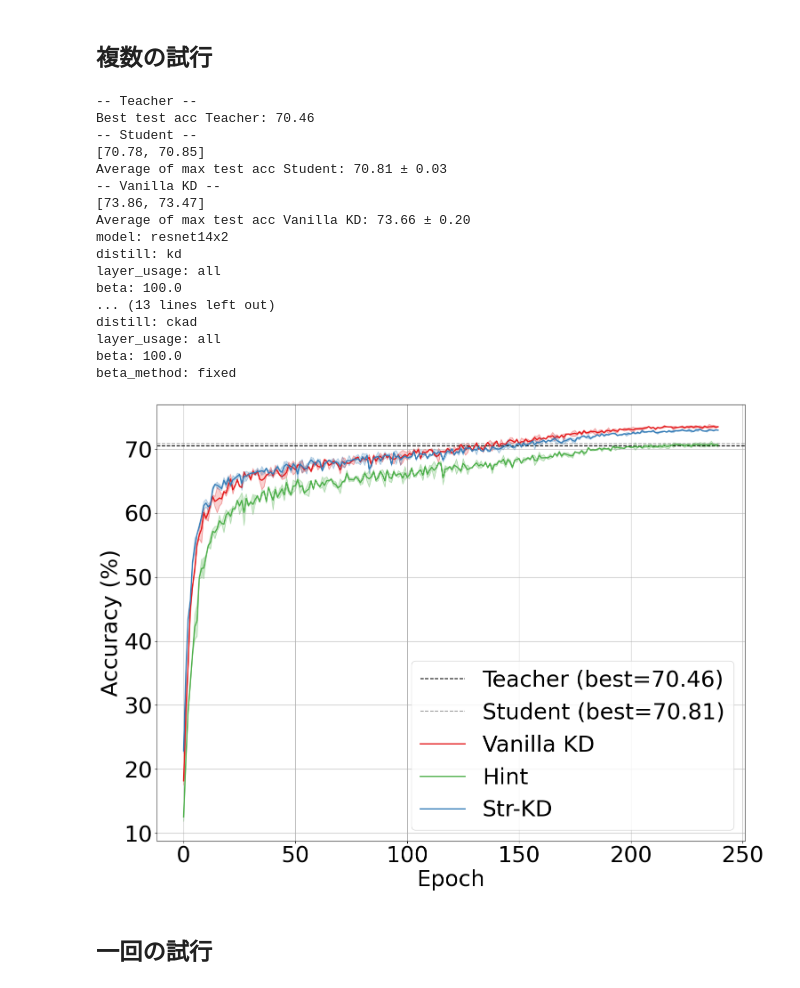
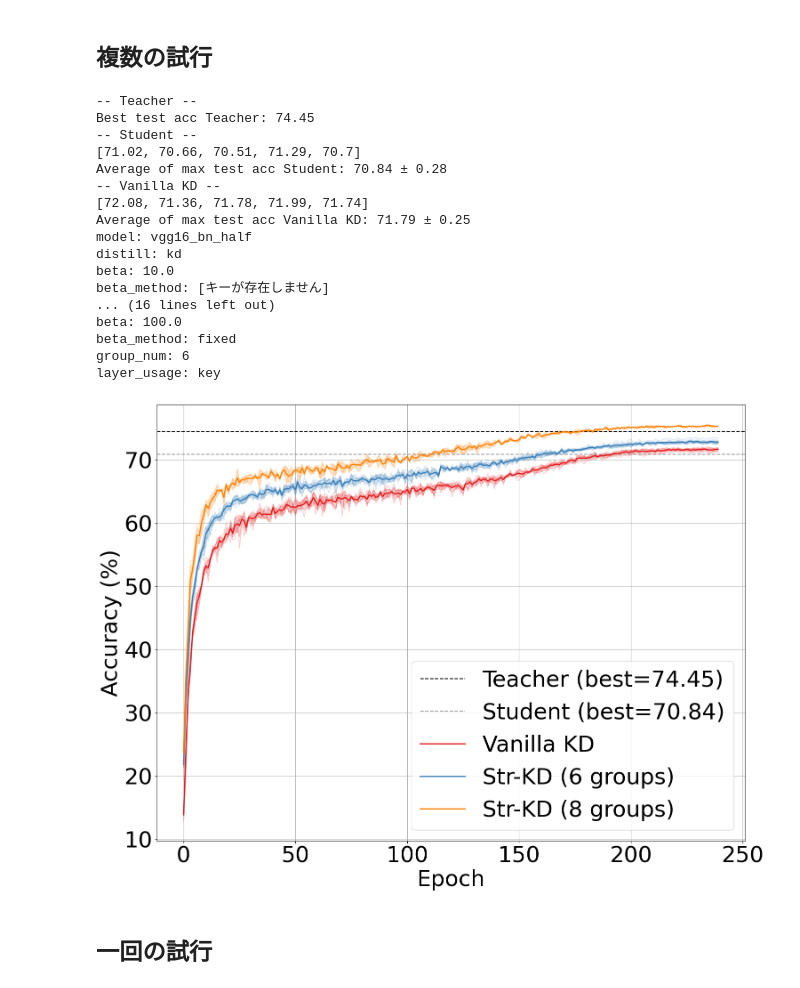
Before and after one commit to Komatsunabok/strkd0928, a Jupyter notebook: visualize/viz_acc.ipynb, the cells around one changed output. Saved outputs shown, nothing was run; the diff lists cells and outputs as text; code cells hidden in the pictures.

```diff
--- a/visualize/viz_acc.ipynb
+++ b/visualize/viz_acc.ipynb
@@ -395,25 +581,39 @@ root_teacher = os.path.join("..", "save", "teachers", "models")
 # %%
-# resnet14x2 as student
+# vgg16_bn_half as student
 files = {
     "Teacher": [
-"resnet14x2-cifar100-trial_0-epochs_240-bs_64-20251128_013110",
+        "vgg16_bn-cifar100-trial_0-epochs_240-bs_64-20251014_162623"
     ],
     "Student": [
-# "resnet14x2-cifar100-trial_0-epochs_240-bs_64-20251128_013110",
-"resnet14x2-cifar100-trial_0-epochs_240-bs_64-20251219_034624",
-"resnet14x2-cifar100-trial_0-epochs_240-bs_64-20251219_030915",
+# "vgg16_bn_half-cifar100-trial_0-epochs_240-bs_64-20251112_153023",
+"vgg16_bn_half-cifar100-trial_0-epochs_240-bs_64-20251114_090714",
+"vgg16_bn_half-cifar100-trial_0-epochs_240-bs_64-20251114_093846",
+"vgg16_bn_half-cifar100-trial_0-epochs_240-bs_64-20251114_101017",
+"vgg16_bn_half-cifar100-trial_0-epochs_240-bs_64-20251114_104150",
+"vgg16_bn_half-cifar100-trial_0-epochs_240-bs_64-20251114_111323",
     ],
     "Vanilla KD": [
-"S_resnet14x2-T_resnet14x2-cifar100-trial_0-epochs_240-bs_64-kd-cls_1.0-div_1.0-beta_100.0-20251217_205032",
-"S_resnet14x2-T_resnet14x2-cifar100-trial_0-epochs_240-bs_64-kd-cls_1.0-div_1.0-beta_100.0-20251217_190508",
+# "S_vgg16_bn_half-T_vgg16_bn-cifar100-trial_0-epochs_240-bs_64-kd-cls_1.0-div_1.0-beta_100.0-20251030_221622",
+"S_vgg16_bn_half-T_vgg16_bn-cifar100-trial_0-epochs_240-bs_64-kd-cls_1.0-div_1.0-beta_10.0-20251030_154459",
+"S_vgg16_bn_half-T_vgg16_bn-cifar100-trial_0-epochs_240-bs_64-kd-cls_1.0-div_1.0-beta_100.0-20251031_140555",
+"S_vgg16_bn_half-T_vgg16_bn-cifar100-trial_0-epochs_240-bs_64-kd-cls_1.0-div_1.0-beta_100.0-20251030_224208",
+"S_vgg16_bn_half-T_vgg16_bn-cifar100-trial_0-epochs_240-bs_64-kd-cls_1.0-div_1.0-beta_100.0-20251104_143420",
+"S_vgg16_bn_half-T_vgg16_bn-cifar100-trial_0-epochs_240-bs_64-kd-cls_1.0-div_1.0-beta_100.0-20251031_194052",
     ],
-    "Hint": [
-"S_resnet14x2-T_resnet14x2-cifar100-trial_0-epochs_240-bs_64-hint-cls_1.0-div_1.0-beta_100.0-20251219_102515",
-"S_resnet14x2-T_resnet14x2-cifar100-trial_0-epochs_240-bs_64-hint-cls_1.0-div_1.0-beta_100.0-20251219_093351",
+    "FitNets": [
     ],
-    "Str-KD": [
-"S_resnet14x2-T_resnet14x2-cifar100-trial_0-epochs_240-bs_64-ckad-cls_1.0-div_1.0-beta_100.0-20251218_014911",
-"S_resnet14x2-T_resnet14x2-cifar100-trial_0-epochs_240-bs_64-ckad-cls_1.0-div_1.0-beta_100.0-20251217_223051",
+    "Str-KD (6 groups)": [
+# "S_vgg16_bn_half-T_vgg16_bn-cifar100-trial_0-epochs_240-bs_64-ckad-cls_1.0-div_1.0-beta_100.0-20251107_140650",
+"S_vgg16_bn_half-T_vgg16_bn-cifar100-trial_0-epochs_240-bs_64-ckad-cls_1.0-div_1.0-beta_100.0-20251107_194904",
+"S_vgg16_bn_half-T_vgg16_bn-cifar100-trial_0-epochs_240-bs_64-ckad-cls_1.0-div_1.0-beta_100.0-20251107_214846",
+"S_vgg16_bn_half-T_vgg16_bn-cifar100-trial_0-epochs_240-bs_64-ckad-cls_1.0-div_1.0-beta_100.0-20251107_080321",
+"S_vgg16_bn_half-T_vgg16_bn-cifar100-trial_0-epochs_240-bs_64-ckad-cls_1.0-div_1.0-beta_100.0-20251106_145309",
+"S_vgg16_bn_half-T_vgg16_bn-cifar100-trial_0-epochs_240-bs_64-ckad-cls_1.0-div_1.0-beta_100.0-20251106_115515",
+    ],
+    "Str-KD (8 groups)": [
+"S_vgg16_bn-T_vgg16_bn_half-cifar100-trial_0-epochs_240-bs_64-ckad-cls_1.0-div_1.0-beta_100.0-20251221_034148",
+"S_vgg16_bn-T_vgg16_bn_half-cifar100-trial_0-epochs_240-bs_64-ckad-cls_1.0-div_1.0-beta_100.0-20251221_025112",
+"S_vgg16_bn-T_vgg16_bn_half-cifar100-trial_0-epochs_240-bs_64-ckad-cls_1.0-div_1.0-beta_100.0-20251220_215637",
     ],
 }
 # %%
@@ -485,46 +685,46 @@ for idx, (label, paths) in enumerate(files.items()):
 
     # -- そのほかのモデル（通常のKDモデルなど）
 
     # 平均＋シャドウ
     plt.plot(mean_acc, label=label, color=col[idx], linewidth=2)
     plt.fill_between(range(len(mean_acc)),
                      mean_acc - std_acc,
                      mean_acc + std_acc,
                      color=col[idx],
                      alpha=0.2)
 
     json_path = os.path.join(root, paths[0], "parameters.json")
-    show_json_info(json_path, keys=["model", "distill", "layer_usage", "beta", "beta_method"])
+    show_json_info(json_path, keys=["model", "distill", "beta", "beta_method", "group_num", "layer_usage"])
     # json_path = os.path.join(root, paths[1], "test_best_metrics.json")
     # show_json_info(json_path, keys=["test_acc", "epoch"])
 
 
 plt.xlabel("Epoch")
 plt.ylabel("Accuracy (%)")
 # plt.title("Accuracy (Teacher: VGG16, Student: VGG8)")
 plt.legend()
 plt.grid(True)
 plt.tight_layout()
 plt.show()
 # %% [output]
 -- Teacher --
-Best test acc Teacher: 70.46
+Best test acc Teacher: 74.45
 -- Student --
-[70.78, 70.85]
-Average of max test acc Student: 70.81 ± 0.03
+[71.02, 70.66, 70.51, 71.29, 70.7]
+Average of max test acc Student: 70.84 ± 0.28
 -- Vanilla KD --
-[73.86, 73.47]
-Average of max test acc Vanilla KD: 73.66 ± 0.20
-model: resnet14x2
+[72.08, 71.36, 71.78, 71.99, 71.74]
+Average of max test acc Vanilla KD: 71.79 ± 0.25
+model: vgg16_bn_half
 distill: kd
-layer_usage: all
-beta: 100.0
-... (13 lines left out)
-distill: ckad
-layer_usage: all
+beta: 10.0
+beta_method: [キーが存在しません]
+... (16 lines left out)
 beta: 100.0
 beta_method: fixed
+group_num: 6
+layer_usage: key
-[figure, old version]
+[figure, new version]
 # %% [markdown]
 ## 一回の試行
 # %%
```
Also changed, not shown: parts of 2 cells of this notebook, 5 other files.
